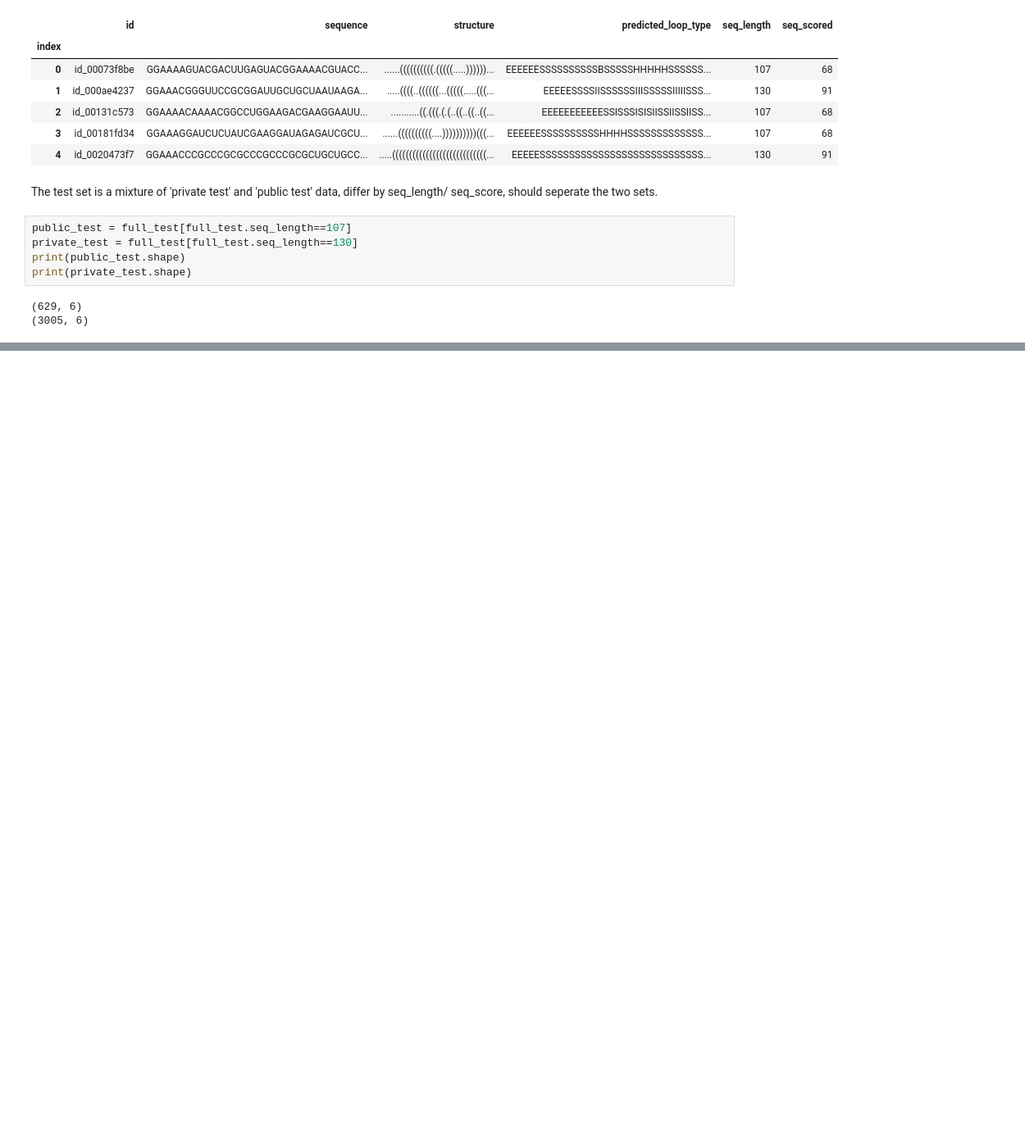
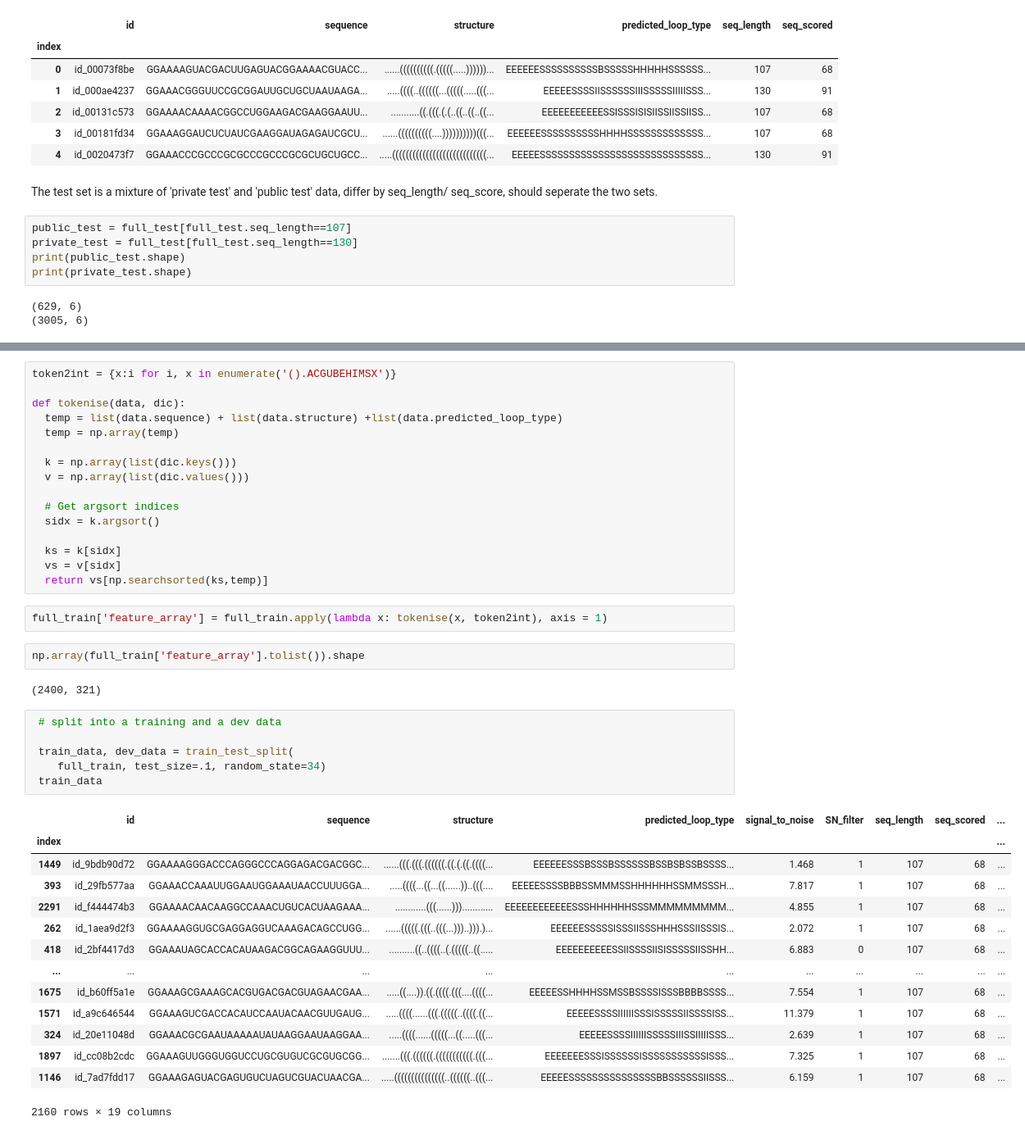
Before and after one commit to bruce-lam/W207_Final_Zhu_Yu_Lam, a Jupyter notebook: W207 Final Project Yu_ Zhu_ Lam.ipynb, the cells around one changed output, grey strips where cells are left out. Shown: that part at 82% size. Drawn from its saved outputs; the diff is of its cells as text; blank space fills up the shorter version.

```diff
--- a/W207 Final Project Yu_ Zhu_ Lam.ipynb
+++ b/W207 Final Project Yu_ Zhu_ Lam.ipynb
@@ -125,0 +146,43 @@ descriptive_summary
+# %%
+token2int = {x:i for i, x in enumerate('().ACGUBEHIMSX')}
+
+def tokenise(data, dic):
+  temp = list(data.sequence) + list(data.structure) +list(data.predicted_loop_type)
+  temp = np.array(temp)
+
+  k = np.array(list(dic.keys()))
+  v = np.array(list(dic.values()))
+
+  # Get argsort indices
+  sidx = k.argsort()
+
+  ks = k[sidx]
+  vs = v[sidx]
+  return vs[np.searchsorted(ks,temp)]
+# %%
+full_train['feature_array'] = full_train.apply(lambda x: tokenise(x, token2int), axis = 1)
+# %%
+np.array(full_train['feature_array'].tolist()).shape
+# %% [output]
+(2400, 321)
+# %%
+ # split into a training and a dev data
+
+ train_data, dev_data = train_test_split(
+    full_train, test_size=.1, random_state=34)
+ train_data
+# %% [output]
+|  | id | sequence | structure | predicted_loop_type | signal_to_noise | SN_filter | seq_length | seq_scored | ... |
+| index |  |  |  |  |  |  |  |  | ... |
+| 1449 | id_9bdb90d72 | GGAAAAGGGACCCAGGGCCCAGGAGACGACGGC... | ......(((.(((.((((((.((.(.((.((((... | EEEEEESSSBSSSBSSSSSSBSSBSBSSBSSSS... | 1.468 | 1 | 107 | 68 | ... |
+| 393 | id_29fb577aa | GGAAACCAAAUUGGAAUGGAAAUAACCUUUGGA... | .....((((...((...((......))..(((.... | EEEEESSSSBBBSSMMMSSHHHHHHSSMMSSSH... | 7.817 | 1 | 107 | 68 | ... |
+| 2291 | id_f444474b3 | GGAAAACAACAAGGCCAAACUGUCACUAAGAAA... | ............(((......)))............ | EEEEEEEEEEEESSSHHHHHHSSSMMMMMMMMM... | 4.855 | 1 | 107 | 68 | ... |
+| 262 | id_1aea9d2f3 | GGAAAAGGUGCGAGGAGGUCAAAGACAGCCUGG... | ......(((((.(((..(((...)))..))).)... | EEEEEESSSSSISSSIISSSHHHSSSIISSSIS... | 2.072 | 1 | 107 | 68 | ... |
+| 418 | id_2bf4417d3 | GGAAAUAGCACCACAUAAGACGGCAGAAGGUUU... | ..........((..((((..(.(((((..((..... | EEEEEEEEEESSIISSSSIISISSSSSIISSHH... | 6.883 | 0 | 107 | 68 | ... |
+| ... | ... | ... | ... | ... | ... | ... | ... | ... | ... |
+| 1675 | id_b60ff5a1e | GGAAAGCGAAAGCACGUGACGACGUAGAACGAA... | .....((....)).((.((((.(((....((((... | EEEEESSHHHHSSMSSBSSSSISSSBBBBSSSS... | 7.554 | 1 | 107 | 68 | ... |
+| 1571 | id_a9c646544 | GGAAAGUCGACCACAUCCAAUACAACGUUGAUG... | .....((((......(((.(((((..((((.((... | EEEEESSSSIIIIIISSSISSSSSIISSSSISS... | 11.379 | 1 | 107 | 68 | ... |
+| 324 | id_20e11048d | GGAAACGCGAAUAAAAAUAUAAGGAAUAAGGAA... | .....((((......(((((...((.....(((... | EEEEESSSSIIIIIISSSSSIIISSIIIIISSS... | 2.639 | 1 | 107 | 68 | ... |
+| 1897 | id_cc08b2cdc | GGAAAGUUGGGUGGUCCUGCGUGUCGCGUGCGG... | .......(((.((((((.(((((((((((.(((... | EEEEEEESSSISSSSSSISSSSSSSSSSSISSS... | 7.325 | 1 | 107 | 68 | ... |
+| 1146 | id_7ad7fdd17 | GGAAAGAGUACGAGUGUCUAGUCGUACUAACGA... | .....(((((((((((((((..((((((..(((... | EEEEESSSSSSSSSSSSSSSBBSSSSSSIISSS... | 6.159 | 1 | 107 | 68 | ... |
+2160 rows × 19 columns
```
Also changed, not shown: parts of 5 cells of this notebook.
